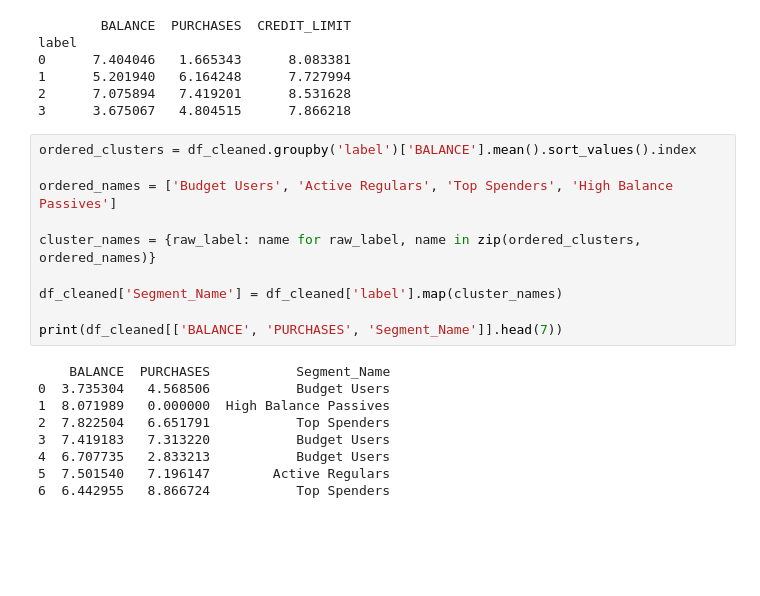
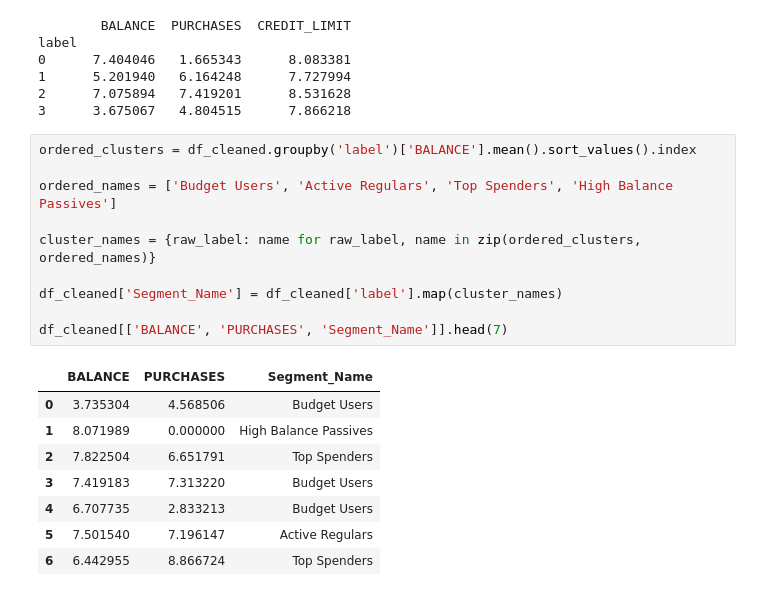
Before and after one commit to BadalovSanan/credit-card-customer-segmentation, a Jupyter notebook: notebook.ipynb, the cells around one changed output. Cells and saved outputs as stored; diff of their text form; blank space fills up the shorter version.

```diff
--- a/notebook.ipynb
+++ b/notebook.ipynb
@@ -252,19 +252,19 @@ label
 # %%
 ordered_clusters = df_cleaned.groupby('label')['BALANCE'].mean().sort_values().index
 
 ordered_names = ['Budget Users', 'Active Regulars', 'Top Spenders', 'High Balance Passives']
 
 cluster_names = {raw_label: name for raw_label, name in zip(ordered_clusters, ordered_names)}
 
 df_cleaned['Segment_Name'] = df_cleaned['label'].map(cluster_names)
 
-print(df_cleaned[['BALANCE', 'PURCHASES', 'Segment_Name']].head(7))
+df_cleaned[['BALANCE', 'PURCHASES', 'Segment_Name']].head(7)
 # %% [output]
-    BALANCE  PURCHASES           Segment_Name
-0  3.735304   4.568506           Budget Users
-1  8.071989   0.000000  High Balance Passives
-2  7.822504   6.651791           Top Spenders
-3  7.419183   7.313220           Budget Users
-4  6.707735   2.833213           Budget Users
-5  7.501540   7.196147        Active Regulars
-6  6.442955   8.866724           Top Spenders
+|  | BALANCE | PURCHASES | Segment_Name |
+| 0 | 3.735304 | 4.568506 | Budget Users |
+| 1 | 8.071989 | 0.000000 | High Balance Passives |
+| 2 | 7.822504 | 6.651791 | Top Spenders |
+| 3 | 7.419183 | 7.313220 | Budget Users |
+| 4 | 6.707735 | 2.833213 | Budget Users |
+| 5 | 7.501540 | 7.196147 | Active Regulars |
+| 6 | 6.442955 | 8.866724 | Top Spenders |
```
Also changed, not shown: 1 other file.
